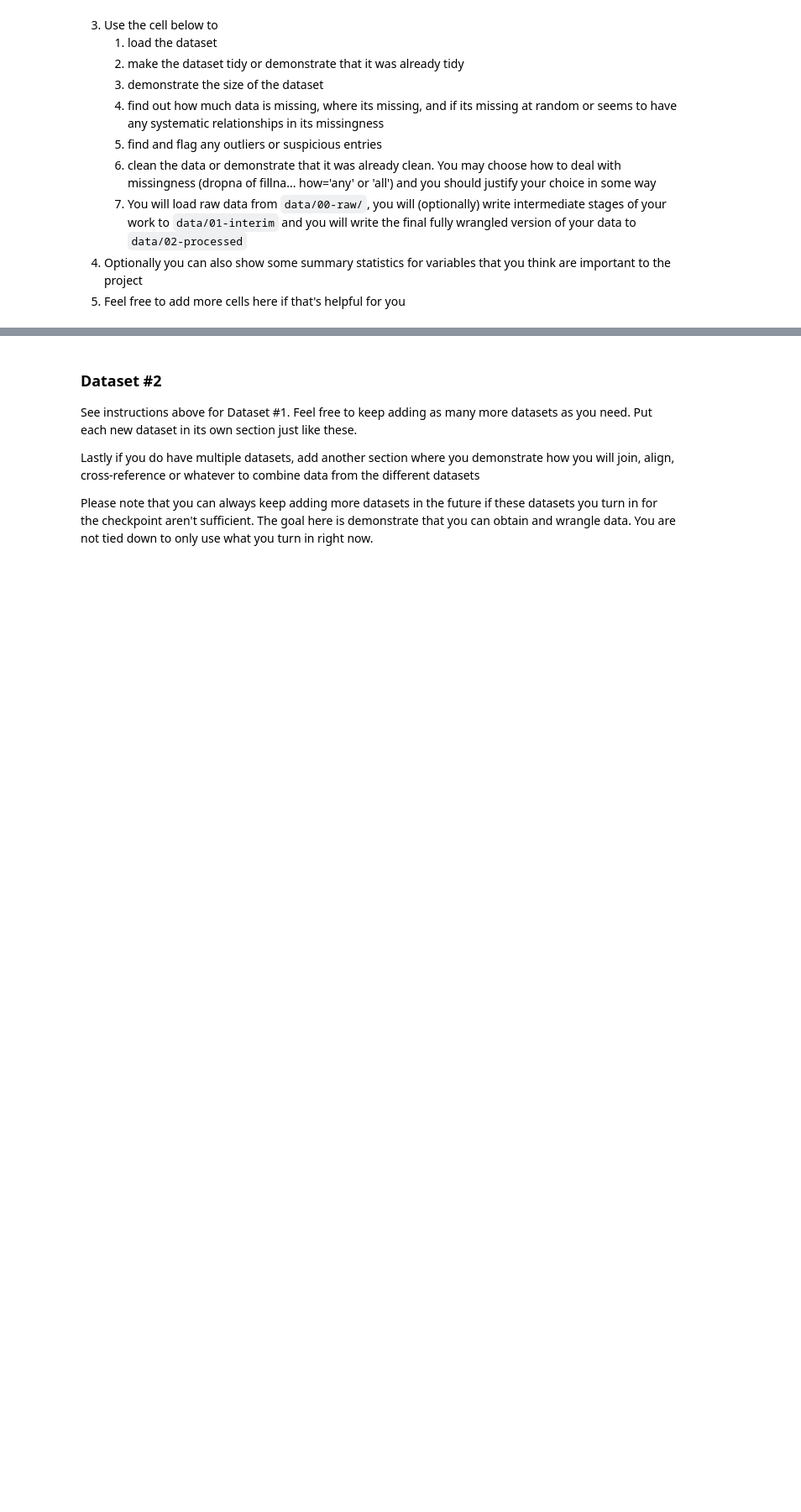
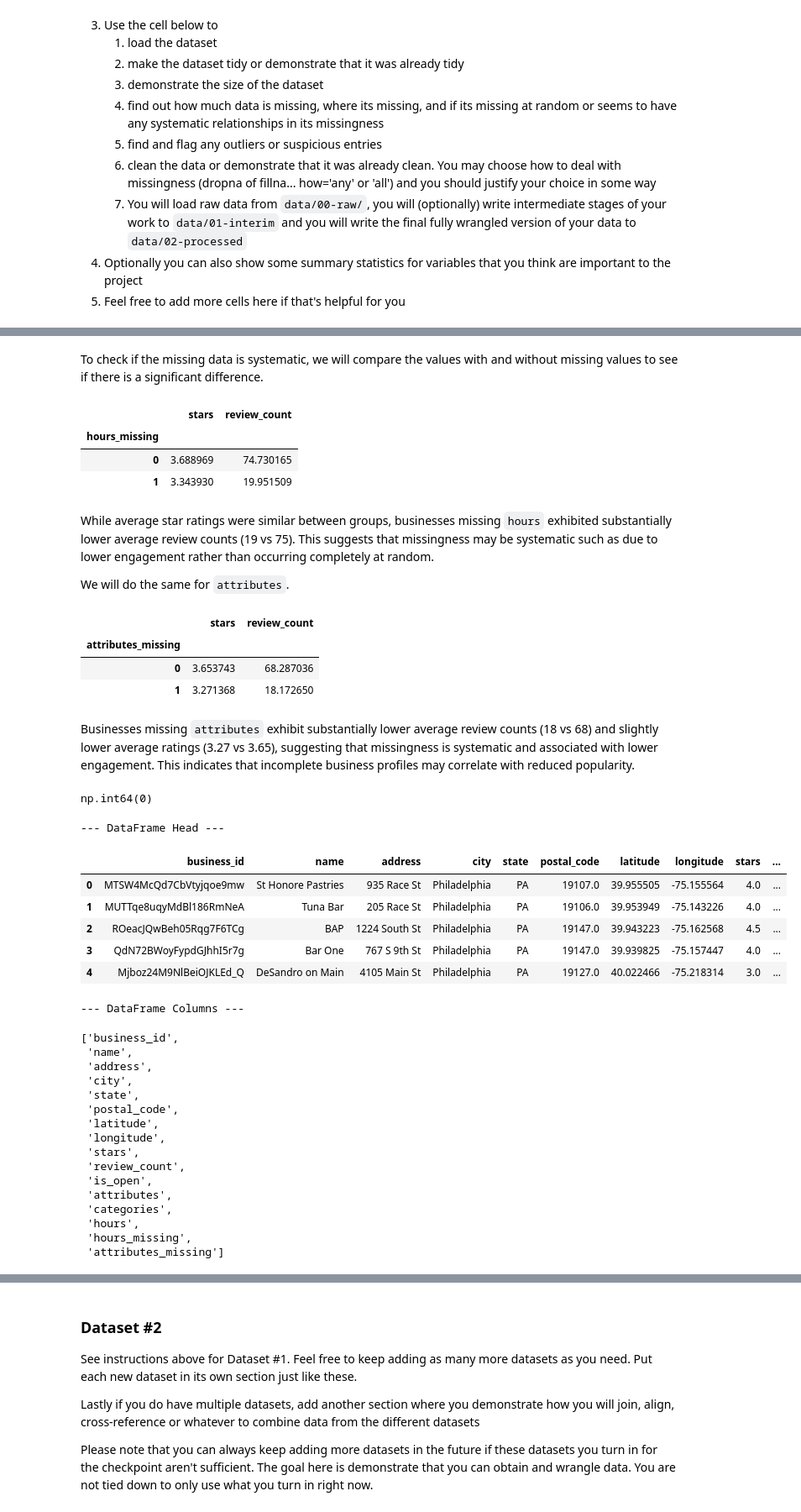
Before and after one commit to lznas/yelp-popularity-predicton, a Jupyter notebook: 01-DataCheckpoint.ipynb, the cells around one changed output, grey strips where cells are left out. Shown at 84% size. Saved outputs shown, nothing was run; the diff lists cells and outputs as text; code cells hidden in the pictures; blank space fills up the shorter version.

Commit message:
Added .csv and .json files queried to Philidelphia, updated data section, authors, project timeline proposal, question and team expectations

```diff
--- a/01-DataCheckpoint.ipynb
+++ b/01-DataCheckpoint.ipynb
@@ -144,0 +169,9 @@ Instructions:
+# %%
+from IPython.display import display
+import pandas as pd
+
+# Load dataset
+yelp_ph = pd.read_csv('data/01-interim/yelp_philly_business.csv')
+
+# Create clean copy
+yelp_ph_clean = yelp_ph.copy()
@@ -144,0 +204,71 @@ Instructions:
+# %% [markdown]
+To check if the missing data is systematic, we will compare the values with and without missing values to see if there is a significant difference.
+# %%
+# Comapre stars and review counts with and without `hours`
+yelp_ph_clean["hours_missing"] = yelp_ph_clean["hours"].isna().astype(int)
+yelp_ph_clean.groupby("hours_missing")[["stars", "review_count"]].mean()
+# %% [output]
+|  | stars | review_count |
+| hours_missing |  |  |
+| 0 | 3.688969 | 74.730165 |
+| 1 | 3.343930 | 19.951509 |
+# %% [markdown]
+While average star ratings were similar between groups, businesses missing `hours` exhibited substantially lower average review counts (19 vs 75). This suggests that missingness may be systematic such as due to lower engagement rather than occurring completely at random.
+
+We will do the same for `attributes`.
+# %%
+# Comapre stars and review counts with and without `attributes`
+yelp_ph_clean["attributes_missing"] = yelp_ph_clean["attributes"].isna().astype(int)
+yelp_ph_clean.groupby("attributes_missing")[["stars", "review_count"]].mean()
+# %% [output]
+|  | stars | review_count |
+| attributes_missing |  |  |
+| 0 | 3.653743 | 68.287036 |
+| 1 | 3.271368 | 18.172650 |
+# %% [markdown]
+Businesses missing `attributes` exhibit substantially lower average review counts (18 vs 68) and slightly lower average ratings (3.27 vs 3.65), suggesting that missingness is systematic and associated with lower engagement. This indicates that incomplete business profiles may correlate with reduced popularity.
+# %%
+# Fill empty cells with 'Unknown'
+yelp_ph_clean['address'] = yelp_ph_clean['address'].fillna('Unknown')
+yelp_ph_clean['attributes'] = yelp_ph_clean['attributes'].fillna('Unknown')
+yelp_ph_clean['categories'] = yelp_ph_clean['categories'].fillna('Unknown')
+yelp_ph_clean['hours'] = yelp_ph_clean['hours'].fillna('Unknown')
+
+# Ensure no duplicate business IDs
+yelp_ph_clean["business_id"].nunique() == len(yelp_ph_clean)
+
+# Check duplicate rows
+yelp_ph_clean.duplicated().sum()
+# %% [output]
+np.int64(0)
+# %%
+print("--- DataFrame Head ---")
+display(yelp_ph_clean.head())
+
+print("\n--- DataFrame Columns ---")
+display(list(yelp_ph_clean.columns))
+# %% [output]
+--- DataFrame Head ---
+|  | business_id | name | address | city | state | postal_code | latitude | longitude | stars | ... |
+| 0 | MTSW4McQd7CbVtyjqoe9mw | St Honore Pastries | 935 Race St | Philadelphia | PA | 19107.0 | 39.955505 | -75.155564 | 4.0 | ... |
+| 1 | MUTTqe8uqyMdBl186RmNeA | Tuna Bar | 205 Race St | Philadelphia | PA | 19106.0 | 39.953949 | -75.143226 | 4.0 | ... |
+| 2 | ROeacJQwBeh05Rqg7F6TCg | BAP | 1224 South St | Philadelphia | PA | 19147.0 | 39.943223 | -75.162568 | 4.5 | ... |
+| 3 | QdN72BWoyFypdGJhhI5r7g | Bar One | 767 S 9th St | Philadelphia | PA | 19147.0 | 39.939825 | -75.157447 | 4.0 | ... |
+| 4 | Mjboz24M9NlBeiOJKLEd_Q | DeSandro on Main | 4105 Main St | Philadelphia | PA | 19127.0 | 40.022466 | -75.218314 | 3.0 | ... |
+--- DataFrame Columns ---
+['business_id',
+ 'name',
+ 'address',
+ 'city',
+ 'state',
+ 'postal_code',
+ 'latitude',
+ 'longitude',
+ 'stars',
+ 'review_count',
+ 'is_open',
+ 'attributes',
+ 'categories',
+ 'hours',
+ 'hours_missing',
+ 'attributes_missing']
```
Also changed, not shown: parts of 14 cells of this notebook, 4 other files.
